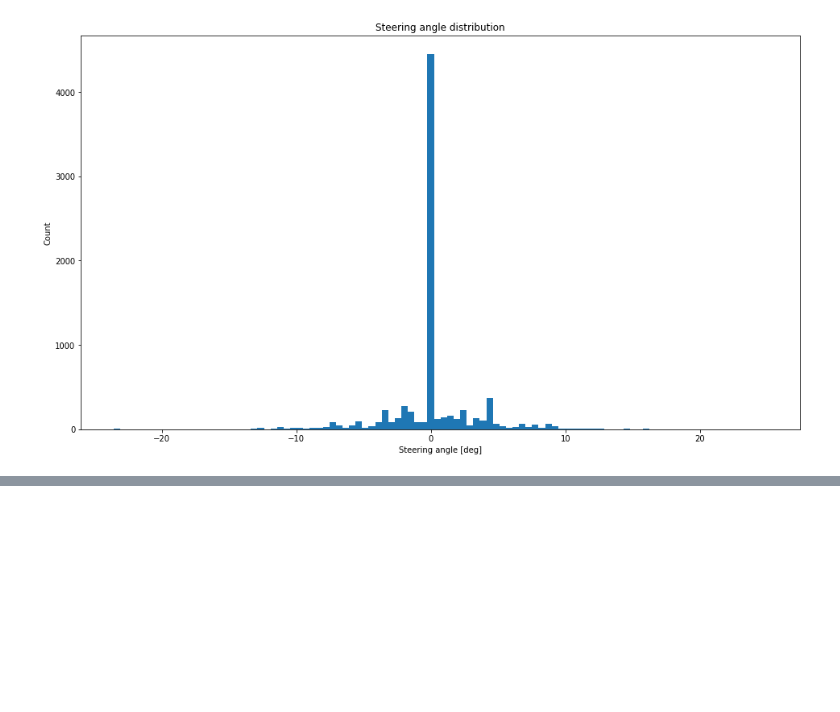
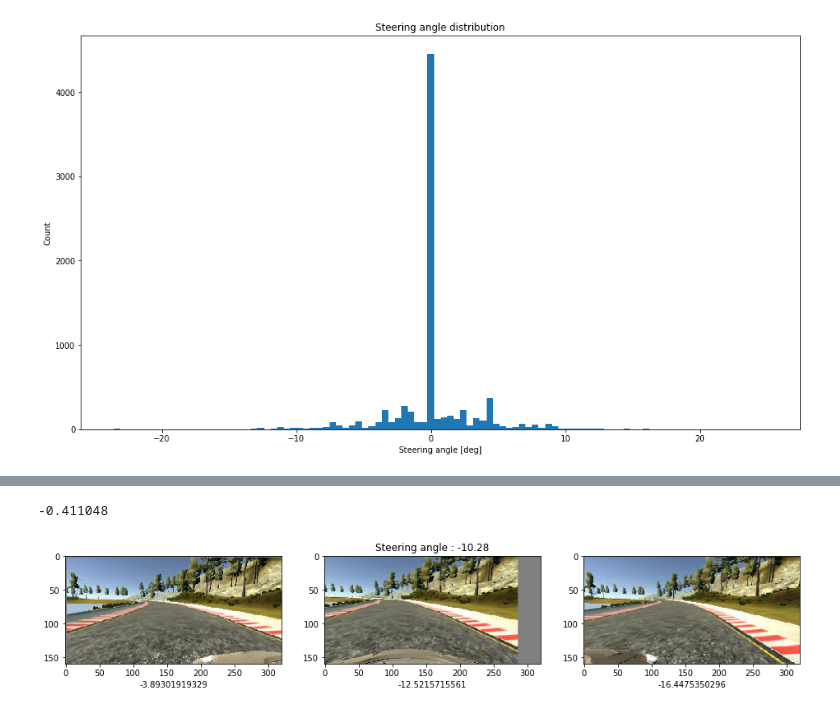
Before and after one commit to ab2005/carnd-behavioral-cloning, a Jupyter notebook: project.ipynb, the cells around one changed output, grey strips where cells are left out. Cells and saved outputs as stored; diff of their text form; code cells hidden in the pictures; blank space fills up the shorter version.

```diff
--- a/project.ipynb
+++ b/project.ipynb
@@ -1058,0 +1025,34 @@ plt.show()
+# %%
+def trans_image(image, steer, trans_range):
+    # Translation
+    tr_x = trans_range * np.random.uniform() - trans_range / 2
+    steer_ang = steer + tr_x/trans_range * 2 *.2
+    tr_y = 10 * np.random.uniform() - 10 / 2
+    Trans_M = np.float32([[1,0,tr_x],[0,1,tr_y]])
+    image_tr = cv2.warpAffine(image, Trans_M, (TRAIN_IMG_WIDTH, TRAIN_IMG_HEIGHT))
+    return image_tr, steer_ang, tr_x
+
+# Test translation
+ind_num = np.random.randint(len(data_files_s))
+angle = rev_steer_s[ind_num]
+print(angle)
+image_c, a_c, t_c = trans_image(process_newimage_file(data_files_s['center'][ind_num].strip()), angle , 150)
+image_r, a_r, t_r = trans_image(process_newimage_file(data_files_s['right'][ind_num].strip()), angle -.25, 150)
+image_l, a_l, t_l = trans_image(process_newimage_file(data_files_s['left'][ind_num].strip()), angle + .25, 150 )
+plt.figure()
+plt.subplot(1,3,1)
+plt.xlabel(a_l * 25)
+plt.imshow(image_l+.5);
+#plt.axis('off')
+plt.subplot(1,3,2)
+plt.xlabel(a_c * 25)
+plt.imshow(image_c+.5);
+#plt.axis('off')
+plt.title('Steering angle : '+ str(np.round(rev_steer_s[ind_num]*25,2) ));
+plt.subplot(1,3,3)
+plt.xlabel(a_r * 25)
+plt.imshow(image_r+.5);
+#plt.axis('off');
+# %% [output]
+-0.411048
+[figure, added]
```
Also changed, not shown: parts of 23 cells of this notebook.
